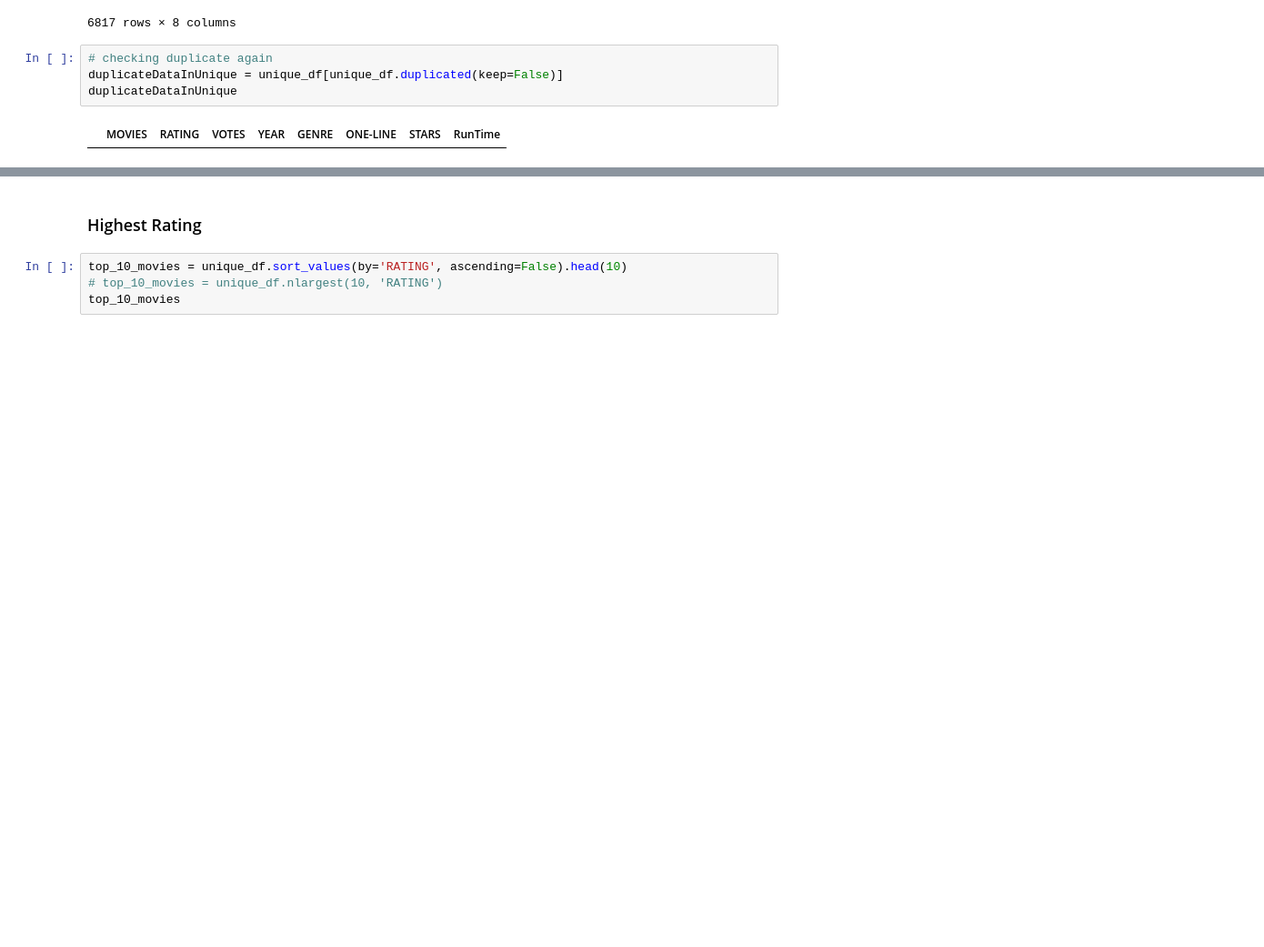
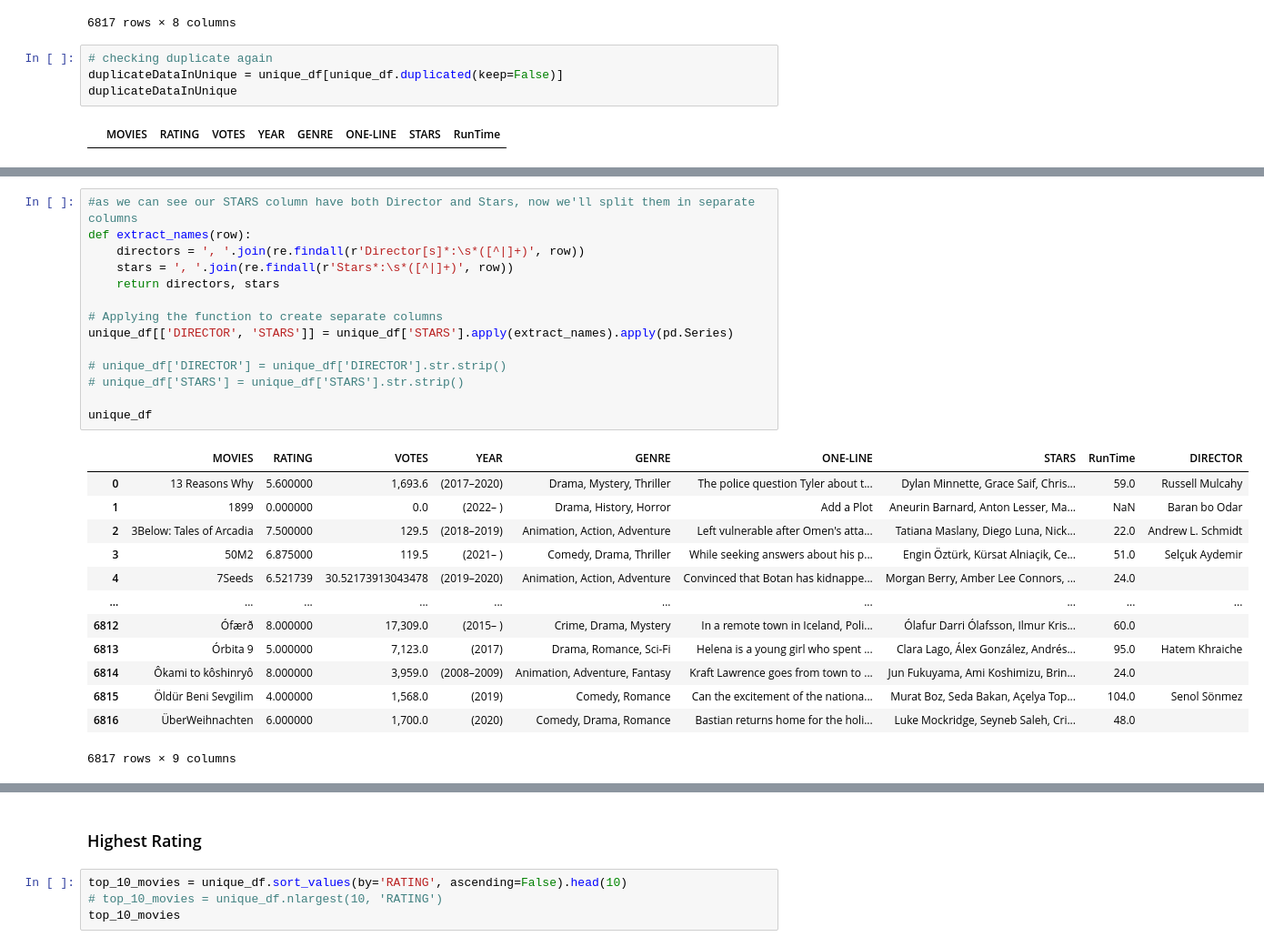
Before and after one commit to shoaiburrehman/data-expedition-movies, a Jupyter notebook: data-expedition-movies.ipynb, the cells around one changed output, grey strips where cells are left out. Shown at 91% size. Cells and saved outputs as stored; diff of their text form; blank space fills up the shorter version.

```diff
--- a/data-expedition-movies.ipynb
+++ b/data-expedition-movies.ipynb
@@ -177,0 +218,28 @@ dtype: int64
+# %%
+#as we can see our STARS column have both Director and Stars, now we'll split them in separate columns
+def extract_names(row):
+    directors = ', '.join(re.findall(r'Director[s]*:\s*([^|]+)', row))
+    stars = ', '.join(re.findall(r'Stars*:\s*([^|]+)', row))
+    return directors, stars
+
+# Applying the function to create separate columns
+unique_df[['DIRECTOR', 'STARS']] = unique_df['STARS'].apply(extract_names).apply(pd.Series)
+
+# unique_df['DIRECTOR'] = unique_df['DIRECTOR'].str.strip()
+# unique_df['STARS'] = unique_df['STARS'].str.strip()
+
+unique_df
+# %% [output]
+|  | MOVIES | RATING | VOTES | YEAR | GENRE | ONE-LINE | STARS | RunTime | DIRECTOR |
+| 0 | 13 Reasons Why | 5.600000 | 1,693.6 | (2017–2020) | Drama, Mystery, Thriller | The police question Tyler about t... | Dylan Minnette, Grace Saif, Chris... | 59.0 | Russell Mulcahy |
+| 1 | 1899 | 0.000000 | 0.0 | (2022– ) | Drama, History, Horror | Add a Plot | Aneurin Barnard, Anton Lesser, Ma... | NaN | Baran bo Odar |
+| 2 | 3Below: Tales of Arcadia | 7.500000 | 129.5 | (2018–2019) | Animation, Action, Adventure | Left vulnerable after Omen's atta... | Tatiana Maslany, Diego Luna, Nick... | 22.0 | Andrew L. Schmidt |
+| 3 | 50M2 | 6.875000 | 119.5 | (2021– ) | Comedy, Drama, Thriller | While seeking answers about his p... | Engin Öztürk, Kürsat Alniaçik, Ce... | 51.0 | Selçuk Aydemir |
+| 4 | 7Seeds | 6.521739 | 30.52173913043478 | (2019–2020) | Animation, Action, Adventure | Convinced that Botan has kidnappe... | Morgan Berry, Amber Lee Connors, ... | 24.0 |  |
+| ... | ... | ... | ... | ... | ... | ... | ... | ... | ... |
+| 6812 | Ófærð | 8.000000 | 17,309.0 | (2015– ) | Crime, Drama, Mystery | In a remote town in Iceland, Poli... | Ólafur Darri Ólafsson, Ilmur Kris... | 60.0 |  |
+| 6813 | Órbita 9 | 5.000000 | 7,123.0 | (2017) | Drama, Romance, Sci-Fi | Helena is a young girl who spent ... | Clara Lago, Álex González, Andrés... | 95.0 | Hatem Khraiche |
+| 6814 | Ôkami to kôshinryô | 8.000000 | 3,959.0 | (2008–2009) | Animation, Adventure, Fantasy | Kraft Lawrence goes from town to ... | Jun Fukuyama, Ami Koshimizu, Brin... | 24.0 |  |
+| 6815 | Öldür Beni Sevgilim | 4.000000 | 1,568.0 | (2019) | Comedy, Romance | Can the excitement of the nationa... | Murat Boz, Seda Bakan, Açelya Top... | 104.0 | Senol Sönmez |
+| 6816 | ÜberWeihnachten | 6.000000 | 1,700.0 | (2020) | Comedy, Drama, Romance | Bastian returns home for the holi... | Luke Mockridge, Seyneb Saleh, Cri... | 48.0 |  |
+6817 rows × 9 columns
```
Also changed, not shown: parts of 17 cells of this notebook.
